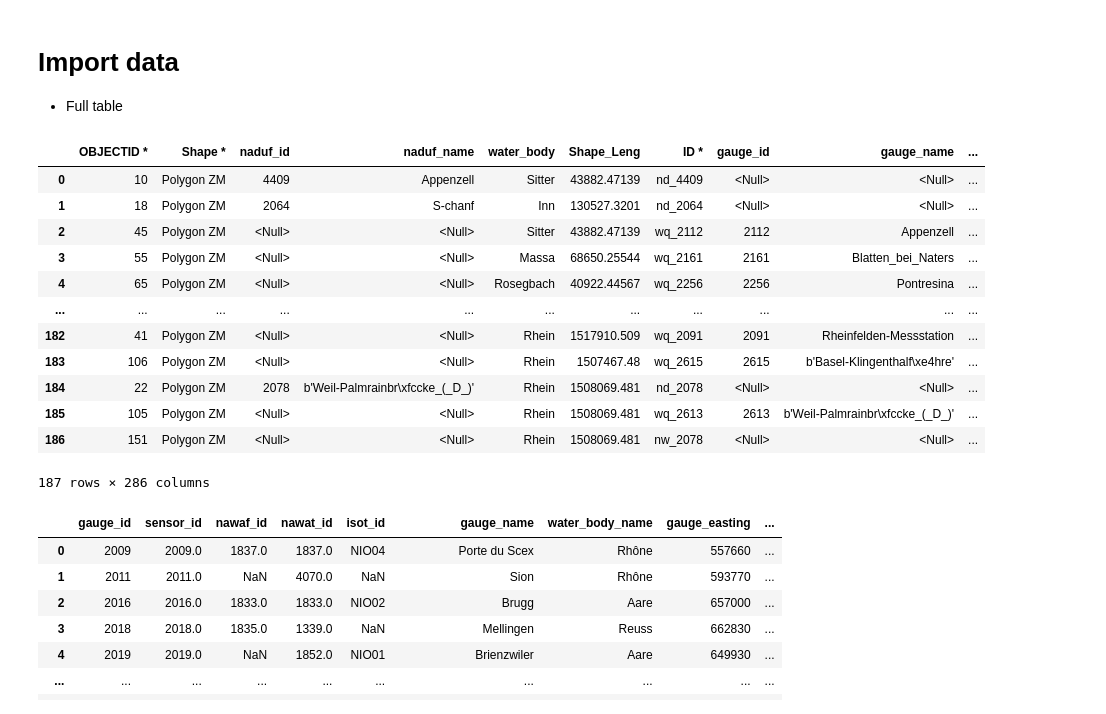
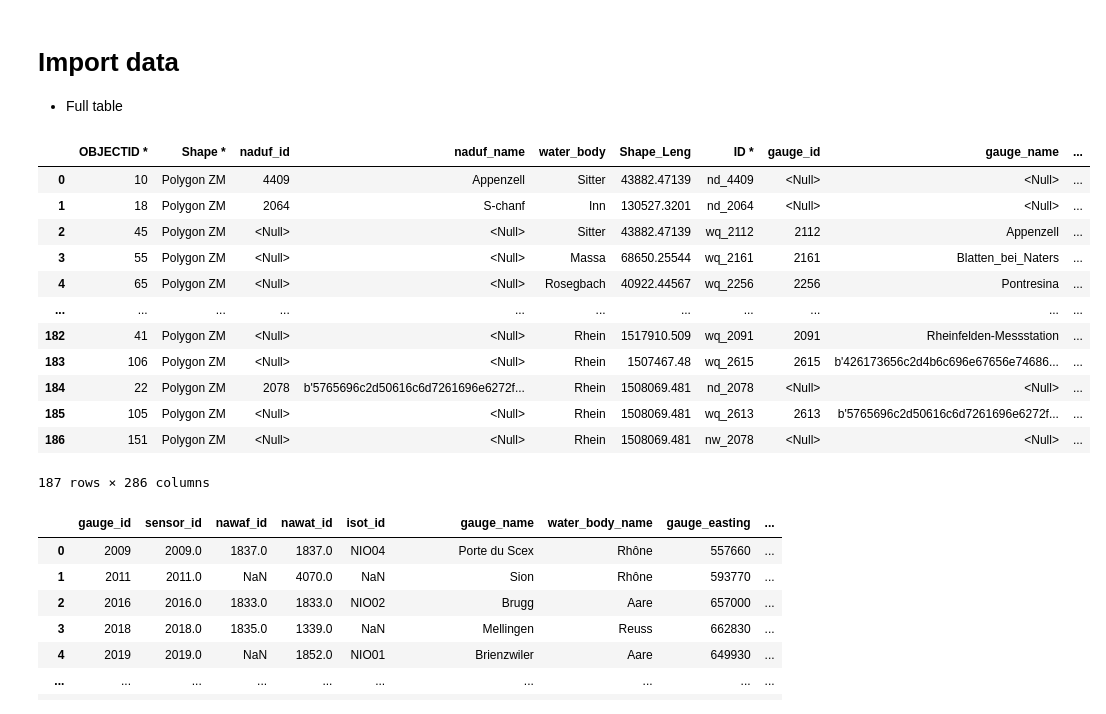
Before and after one commit to thiagovmdon/camels-ch-chem-paper, a Jupyter notebook: code/00_CAMELS_CH_Chem_crops.ipynb, the cells around one changed output. Cells and saved outputs as stored; diff of their text form; code cells hidden in the pictures.

```diff
--- a/code/00_CAMELS_CH_Chem_crops.ipynb
+++ b/code/00_CAMELS_CH_Chem_crops.ipynb
@@ -78,22 +78,24 @@ os.getcwd()
 # %% [markdown]
 # Import data
 * Full table
+# %%
+path_data = r"C:\Users\nascimth\Documents\data\CAMELS_CH_Chem\data"
 # %%
-Crops_Timeseries_1980_2019 = gpd.read_file('data\\agriculture\Crops_Timeseries_1980_2019.csv')
+Crops_Timeseries_1980_2019 = gpd.read_file(path_data+'\\agriculture\Crops_Timeseries_1980_2019.csv')
 Crops_Timeseries_1980_2019["bafu_id"] = Crops_Timeseries_1980_2019["gauge_id"]
 Crops_Timeseries_1980_2019
 # %% [output]
 |  | OBJECTID * | Shape * | naduf_id | naduf_name | water_body | Shape_Leng | ID * | gauge_id | gauge_name | ... |
 | 0 | 10 | Polygon ZM | 4409 | Appenzell | Sitter | 43882.47139 | nd_4409 | <Null> | <Null> | ... |
 | 1 | 18 | Polygon ZM | 2064 | S-chanf | Inn | 130527.3201 | nd_2064 | <Null> | <Null> | ... |
 | 2 | 45 | Polygon ZM | <Null> | <Null> | Sitter | 43882.47139 | wq_2112 | 2112 | Appenzell | ... |
 | 3 | 55 | Polygon ZM | <Null> | <Null> | Massa | 68650.25544 | wq_2161 | 2161 | Blatten_bei_Naters | ... |
 | 4 | 65 | Polygon ZM | <Null> | <Null> | Rosegbach | 40922.44567 | wq_2256 | 2256 | Pontresina | ... |
 | ... | ... | ... | ... | ... | ... | ... | ... | ... | ... | ... |
 | 182 | 41 | Polygon ZM | <Null> | <Null> | Rhein | 1517910.509 | wq_2091 | 2091 | Rheinfelden-Messstation | ... |
-| 183 | 106 | Polygon ZM | <Null> | <Null> | Rhein | 1507467.48 | wq_2615 | 2615 | b'Basel-Klingenthalf\xe4hre' | ... |
-| 184 | 22 | Polygon ZM | 2078 | b'Weil-Palmrainbr\xfccke_(_D_)' | Rhein | 1508069.481 | nd_2078 | <Null> | <Null> | ... |
-| 185 | 105 | Polygon ZM | <Null> | <Null> | Rhein | 1508069.481 | wq_2613 | 2613 | b'Weil-Palmrainbr\xfccke_(_D_)' | ... |
+| 183 | 106 | Polygon ZM | <Null> | <Null> | Rhein | 1507467.48 | wq_2615 | 2615 | b'426173656c2d4b6c696e67656e74686... | ... |
+| 184 | 22 | Polygon ZM | 2078 | b'5765696c2d50616c6d7261696e6272f... | Rhein | 1508069.481 | nd_2078 | <Null> | <Null> | ... |
+| 185 | 105 | Polygon ZM | <Null> | <Null> | Rhein | 1508069.481 | wq_2613 | 2613 | b'5765696c2d50616c6d7261696e6272f... | ... |
 | 186 | 151 | Polygon ZM | <Null> | <Null> | Rhein | 1508069.481 | nw_2078 | <Null> | <Null> | ... |
 187 rows × 286 columns
 # %%
```
Also changed, not shown: parts of 14 cells of this notebook, 4 other files.
